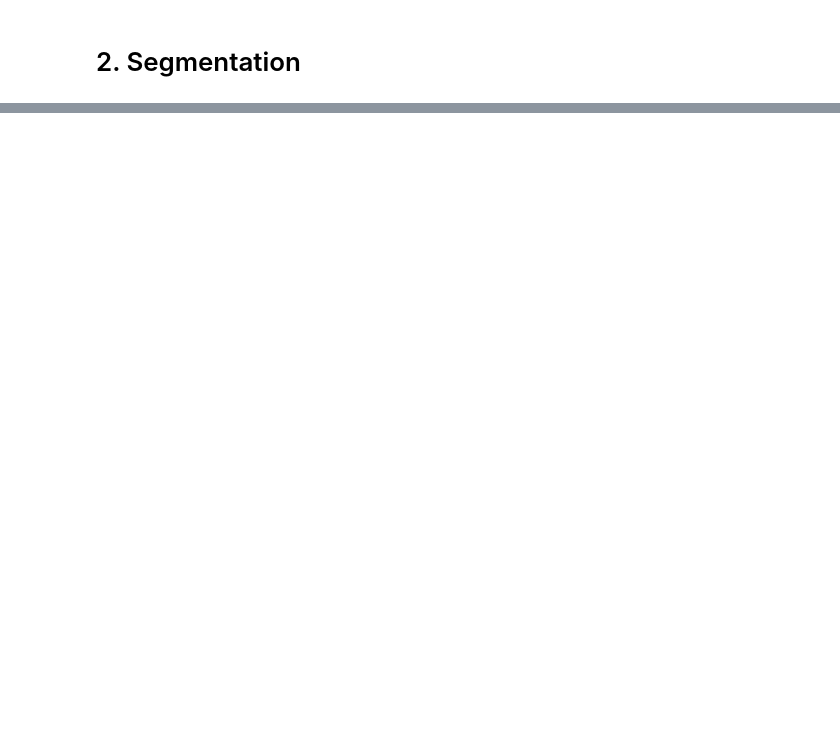
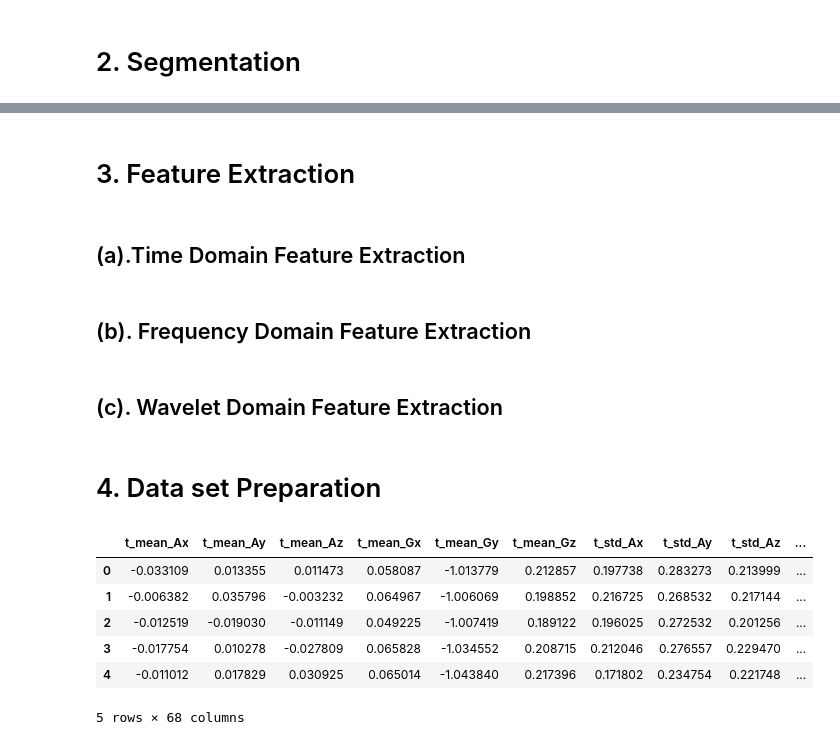
Before and after one commit to n-sapkota/step-detection, a Jupyter notebook: step-detection.ipynb, the cells around one changed output, grey strips where cells are left out. Saved outputs shown, nothing was run; the diff lists cells and outputs as text; code cells hidden in the pictures; blank space fills up the shorter version.

```diff
--- a/step-detection.ipynb
+++ b/step-detection.ipynb
@@ -123,0 +257,2 @@ res
+# %% [markdown]
+# 3. Feature Extraction
@@ -123,0 +289,2 @@ res
+# %% [markdown]
+## (a).Time Domain Feature Extraction
@@ -123,0 +460,6 @@ res
+# %% [markdown]
+## (b). Frequency Domain Feature Extraction
+# %% [markdown]
+## (c). Wavelet Domain Feature Extraction
+# %% [markdown]
+# 4. Data set Preparation
@@ -123,0 +491,30 @@ res
+# %%
+import pandas as pd
+import numpy as np
+from tqdm import tqdm
+
+files_center = load_file_names('E:\Study\Master\Rostock University\Thesis\DataSet\Center')
+files_left = load_file_names('E:\Study\Master\Rostock University\Thesis\DataSet\Left')
+files_right = load_file_names('E:\Study\Master\Rostock University\Thesis\DataSet\Right')
+
+cutoff_frequency = 15.0
+sample_rate = 100
+nyq_freq = sample_rate/2
+order = 4
+window_size = 128
+overlap = 0.5
+
+x_center = create_X(files_center,cutoff_frequency,nyq_freq, order,window_size,overlap)
+x_right =create_X(files_right,cutoff_frequency,nyq_freq, order,window_size,overlap)
+x_left = create_X(files_left,cutoff_frequency,nyq_freq, order,window_size,overlap)
+X = (pd.concat([x_center,x_left,x_right],axis = 0)).reset_index(drop = True)
+# %%
+X.head()
+# %% [output]
+|  | t_mean_Ax | t_mean_Ay | t_mean_Az | t_mean_Gx | t_mean_Gy | t_mean_Gz | t_std_Ax | t_std_Ay | t_std_Az | ... |
+| 0 | -0.033109 | 0.013355 | 0.011473 | 0.058087 | -1.013779 | 0.212857 | 0.197738 | 0.283273 | 0.213999 | ... |
+| 1 | -0.006382 | 0.035796 | -0.003232 | 0.064967 | -1.006069 | 0.198852 | 0.216725 | 0.268532 | 0.217144 | ... |
+| 2 | -0.012519 | -0.019030 | -0.011149 | 0.049225 | -1.007419 | 0.189122 | 0.196025 | 0.272532 | 0.201256 | ... |
+| 3 | -0.017754 | 0.010278 | -0.027809 | 0.065828 | -1.034552 | 0.208715 | 0.212046 | 0.276557 | 0.229470 | ... |
+| 4 | -0.011012 | 0.017829 | 0.030925 | 0.065014 | -1.043840 | 0.217396 | 0.171802 | 0.234754 | 0.221748 | ... |
+5 rows × 68 columns
```
Also changed, not shown: parts of 26 cells of this notebook.
